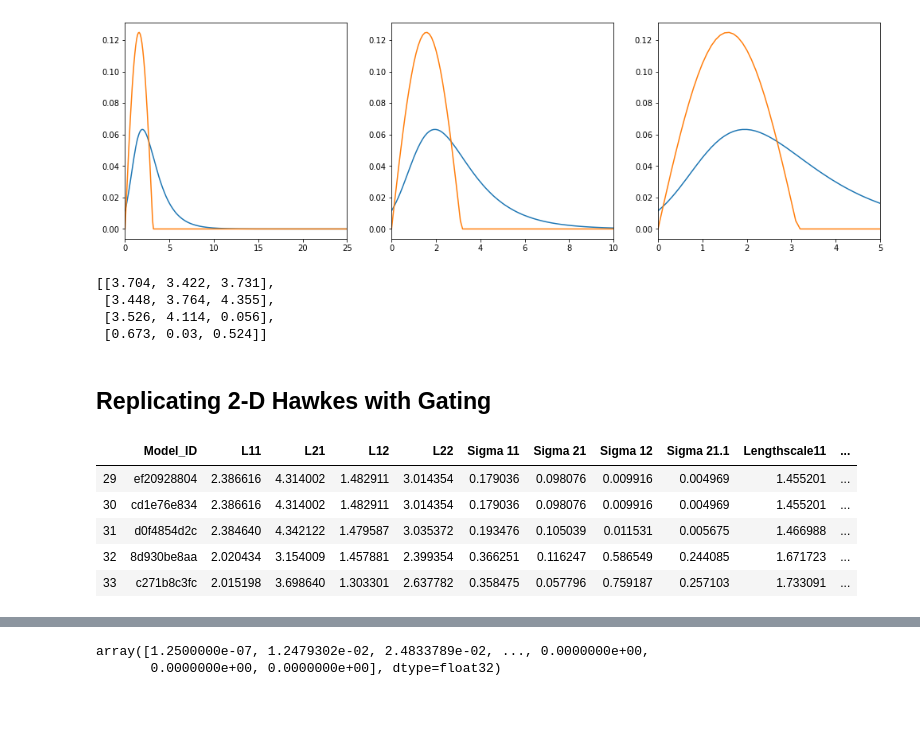
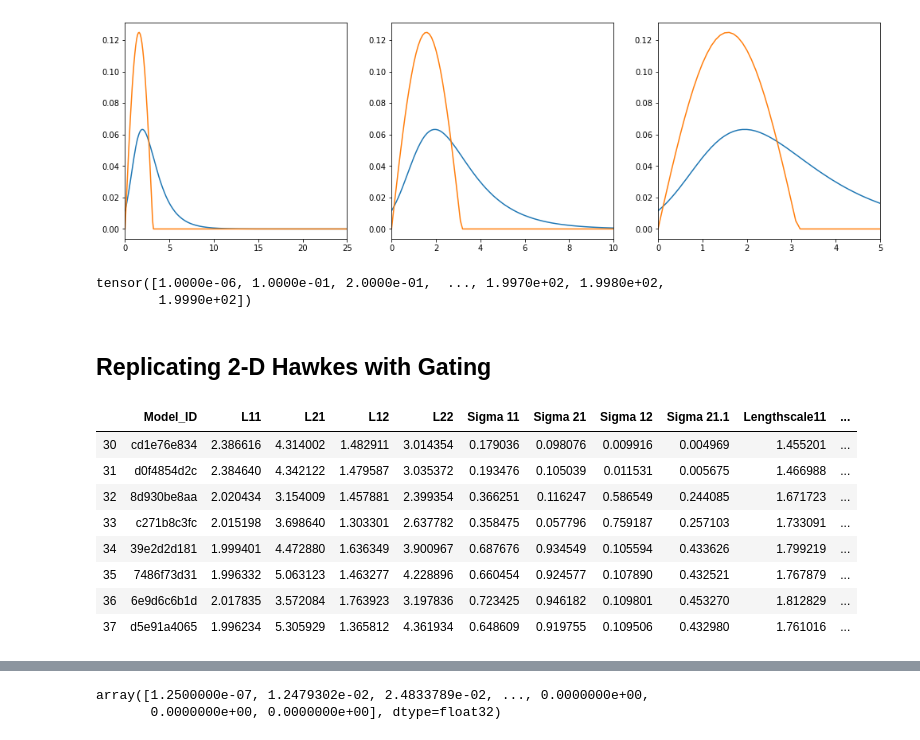
Before and after one commit to yamacisik/gated_kernel_tpp, a Jupyter notebook: kernel_fuctions_experiments.ipynb, the cells around one changed output, grey strips where cells are left out. Drawn from its saved outputs; the diff is of its cells as text; code cells hidden in the pictures; blank space fills up the shorter version.

```diff
--- a/kernel_fuctions_experiments.ipynb
+++ b/kernel_fuctions_experiments.ipynb
@@ -632,13 +632,11 @@ torch.abs(values - real_values).sum()
 # %% [output]
 tensor(2.0351)
 [figure]
-# %%
- [[3.704,3.422, 3.731],[3.448, 3.764, 4.355],[3.526, 4.114, 0.056],[0.673, 0.030, 0.524 ]]
-# %% [output]
-[[3.704, 3.422, 3.731],
- [3.448, 3.764, 4.355],
- [3.526, 4.114, 0.056],
- [0.673, 0.03, 0.524]]
+# %%
+t
+# %% [output]
+tensor([1.0000e-06, 1.0000e-01, 2.0000e-01,  ..., 1.9970e+02, 1.9980e+02,
+        1.9990e+02])
 # %% [markdown]
 ## Replicating 2-D Hawkes with Gating
 # %%
@@ -653,11 +651,14 @@ def magic_kernel_2(x, sigma=1, lengthscale=1, l = 1.0,s=1.0):
 t =torch.arange(0,200,0.1)+0.000001
 # %%
 params = pd.read_csv('learned_params_2.csv')
-params.tail(5)
+params.tail(8)
 # %% [output]
 |  | Model_ID | L11 | L21 | L12 | L22 | Sigma 11 | Sigma 21 | Sigma 12 | Sigma 21.1 | Lengthscale11 | ... |
-| 29 | ef20928804 | 2.386616 | 4.314002 | 1.482911 | 3.014354 | 0.179036 | 0.098076 | 0.009916 | 0.004969 | 1.455201 | ... |
 | 30 | cd1e76e834 | 2.386616 | 4.314002 | 1.482911 | 3.014354 | 0.179036 | 0.098076 | 0.009916 | 0.004969 | 1.455201 | ... |
 | 31 | d0f4854d2c | 2.384640 | 4.342122 | 1.479587 | 3.035372 | 0.193476 | 0.105039 | 0.011531 | 0.005675 | 1.466988 | ... |
 | 32 | 8d930be8aa | 2.020434 | 3.154009 | 1.457881 | 2.399354 | 0.366251 | 0.116247 | 0.586549 | 0.244085 | 1.671723 | ... |
 | 33 | c271b8c3fc | 2.015198 | 3.698640 | 1.303301 | 2.637782 | 0.358475 | 0.057796 | 0.759187 | 0.257103 | 1.733091 | ... |
+| 34 | 39e2d2d181 | 1.999401 | 4.472880 | 1.636349 | 3.900967 | 0.687676 | 0.934549 | 0.105594 | 0.433626 | 1.799219 | ... |
+| 35 | 7486f73d31 | 1.996332 | 5.063123 | 1.463277 | 4.228896 | 0.660454 | 0.924577 | 0.107890 | 0.432521 | 1.767879 | ... |
+| 36 | 6e9d6c6b1d | 2.017835 | 3.572084 | 1.763923 | 3.197836 | 0.723425 | 0.946182 | 0.109801 | 0.453270 | 1.812829 | ... |
+| 37 | d5e91a4065 | 1.996234 | 5.305929 | 1.365812 | 4.361934 | 0.648609 | 0.919755 | 0.109506 | 0.432980 | 1.761016 | ... |
```
Also changed, not shown: parts of 2 cells of this notebook, 1 other file.
